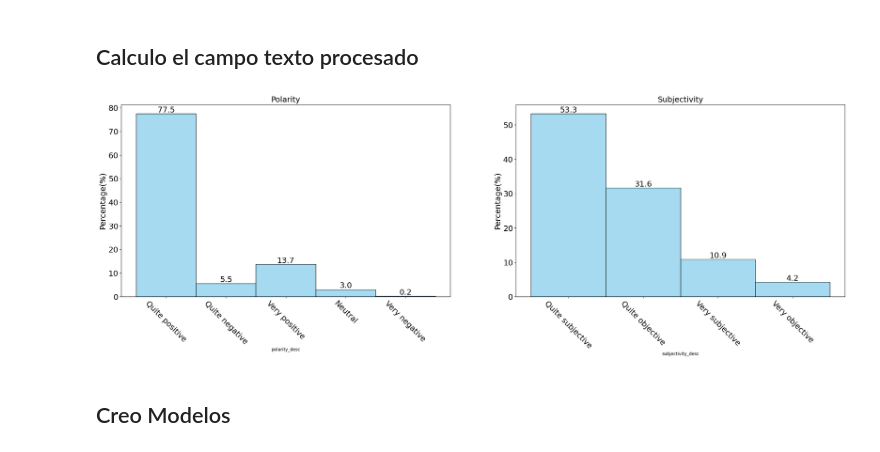
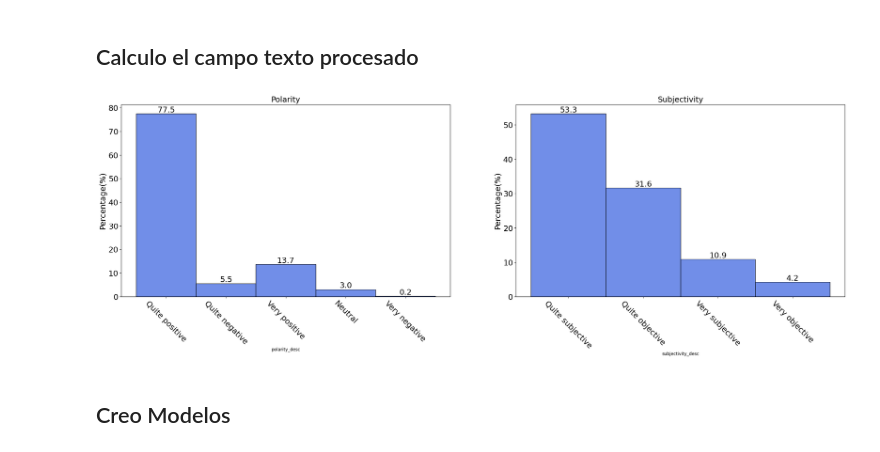
Before and after one commit to dlcastan/ProyectoDSIII, a Jupyter notebook: ProyectoDSIII_Lopez_Castan.ipynb, the cells around one changed output. Cells and saved outputs as stored; diff of their text form; code cells hidden in the pictures.

```diff
--- a/ProyectoDSIII_Lopez_Castan.ipynb
+++ b/ProyectoDSIII_Lopez_Castan.ipynb
@@ -914,20 +943,20 @@ data_sentiment['texto_procesado'] = data_sentiment['text'].apply(procesar_texto)
 # %%
 fig, axes = plt.subplots(1,2, figsize=(30,8))
 
 
-ax1 = sns.histplot(data_sentiment['polarity_desc'],stat="percent",color='skyblue', ax = axes[0])
+ax1 = sns.histplot(data_sentiment['polarity_desc'],stat="percent",color='royalblue', ax = axes[0])
 axes[0].set_title('Polarity', fontsize=18)
 
-ax2 = sns.histplot(data_sentiment['subjectivity_desc'], stat="percent", color='skyblue', ax = axes[1])
+ax2 = sns.histplot(data_sentiment['subjectivity_desc'], stat="percent", color='royalblue', ax = axes[1])
 axes[1].set_title('Subjectivity',fontsize=18 )
 
 for ax in axes:
     ax.tick_params(axis='x', labelsize=18, rotation = -45)
     ax.tick_params(axis='y', labelsize=18)
     ax.set_ylabel("Percentage(%)", fontsize = 18)
     ax.bar_label(ax.containers[0], fontsize=18, fmt='%.1f')
 # %% [output]
-[figure, old version]
+[figure, new version]
 # %% [markdown]
 ## Creo Modelos
 # %% [markdown]
```
Also changed, not shown: parts of 44 cells of this notebook.
